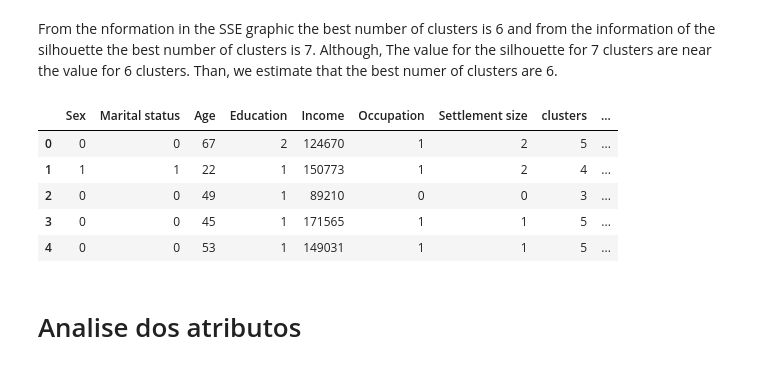
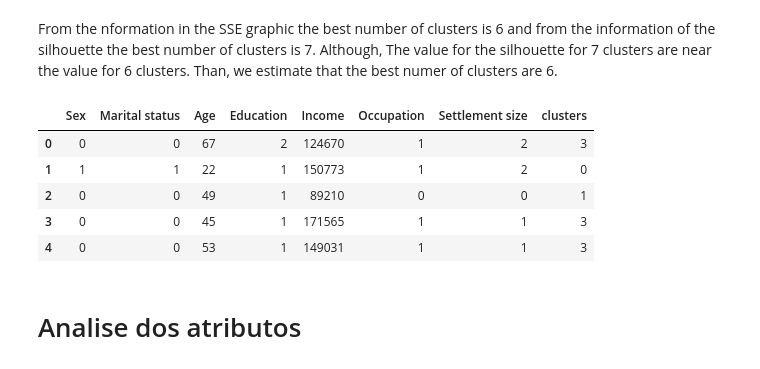
Before and after one commit to barbara0187/portifolio, a Jupyter notebook: 3_Costumer_Clustering/Costumer_Clustering.ipynb, the cells around one changed output. Saved outputs shown, nothing was run; the diff lists cells and outputs as text; code cells hidden in the pictures.

```diff
--- a/3_Costumer_Clustering/Costumer_Clustering.ipynb
+++ b/3_Costumer_Clustering/Costumer_Clustering.ipynb
@@ -174,18 +178,18 @@ plt.show()
 # %% [markdown]
 From the nformation in the SSE graphic the best number of clusters is 6 and from the information of the silhouette the best number of clusters is 7. Although, The value for the silhouette for 7 clusters are near the value for 6 clusters. Than, we estimate that the best numer of clusters are 6.
 # %%
-kmeans = KMeans(n_clusters=6, max_iter=1000).fit(DataFrameScaling)
+kmeans = KMeans(n_clusters=6, max_iter=1000, random_state=0, n_init=10).fit(DataFrameScaling)
 
 # Incluindo a informação de qual cluster cada observação pertence
 dataframe['clusters'] = kmeans.labels_
 dataframe.head()
 # %% [output]
-|  | Sex | Marital status | Age | Education | Income | Occupation | Settlement size | clusters | ... |
-| 0 | 0 | 0 | 67 | 2 | 124670 | 1 | 2 | 5 | ... |
-| 1 | 1 | 1 | 22 | 1 | 150773 | 1 | 2 | 4 | ... |
-| 2 | 0 | 0 | 49 | 1 | 89210 | 0 | 0 | 3 | ... |
-| 3 | 0 | 0 | 45 | 1 | 171565 | 1 | 1 | 5 | ... |
-| 4 | 0 | 0 | 53 | 1 | 149031 | 1 | 1 | 5 | ... |
+|  | Sex | Marital status | Age | Education | Income | Occupation | Settlement size | clusters |
+| 0 | 0 | 0 | 67 | 2 | 124670 | 1 | 2 | 3 |
+| 1 | 1 | 1 | 22 | 1 | 150773 | 1 | 2 | 0 |
+| 2 | 0 | 0 | 49 | 1 | 89210 | 0 | 0 | 1 |
+| 3 | 0 | 0 | 45 | 1 | 171565 | 1 | 1 | 3 |
+| 4 | 0 | 0 | 53 | 1 | 149031 | 1 | 1 | 3 |
 # %% [markdown]
 # Analise dos atributos
 # %% [markdown]
```
Also changed, not shown: parts of 10 cells of this notebook, 4 other files.
